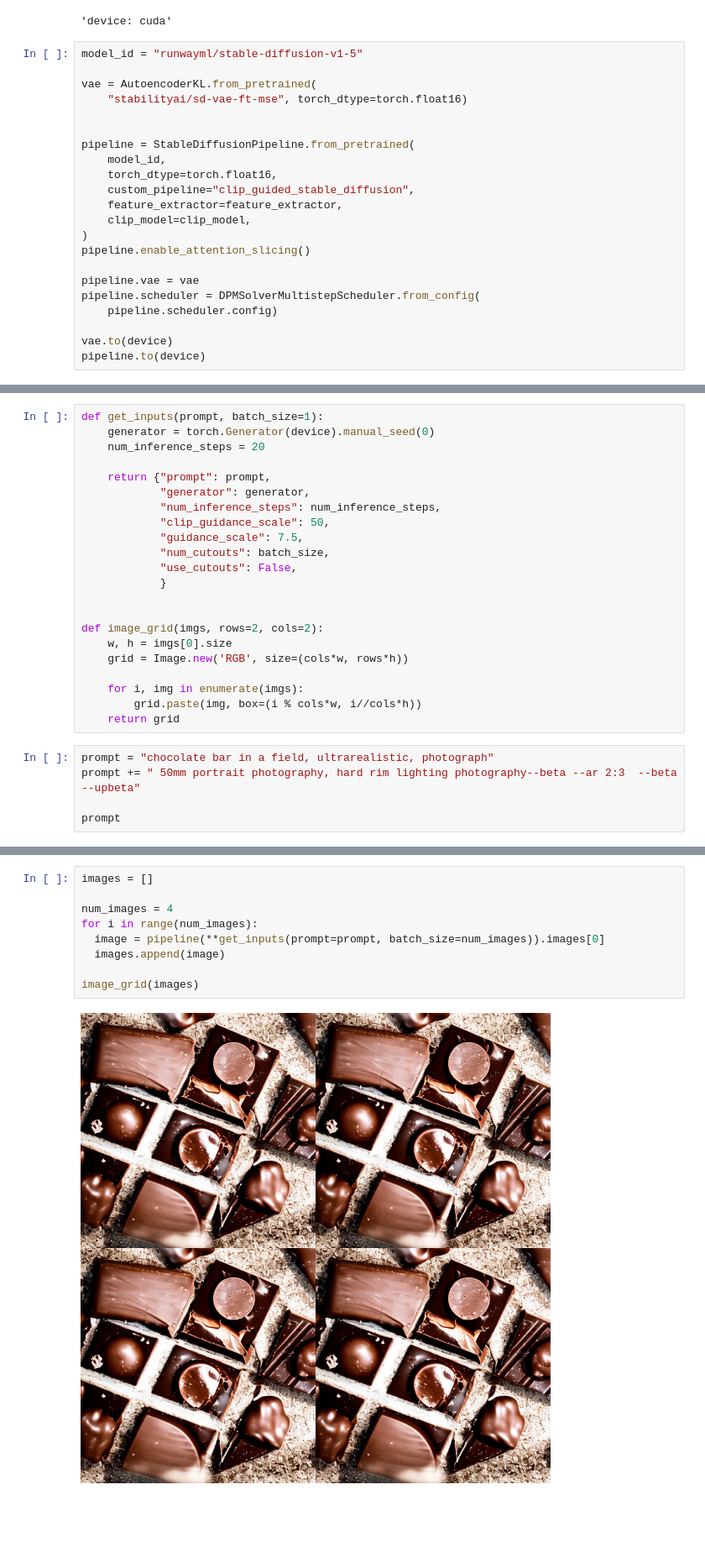
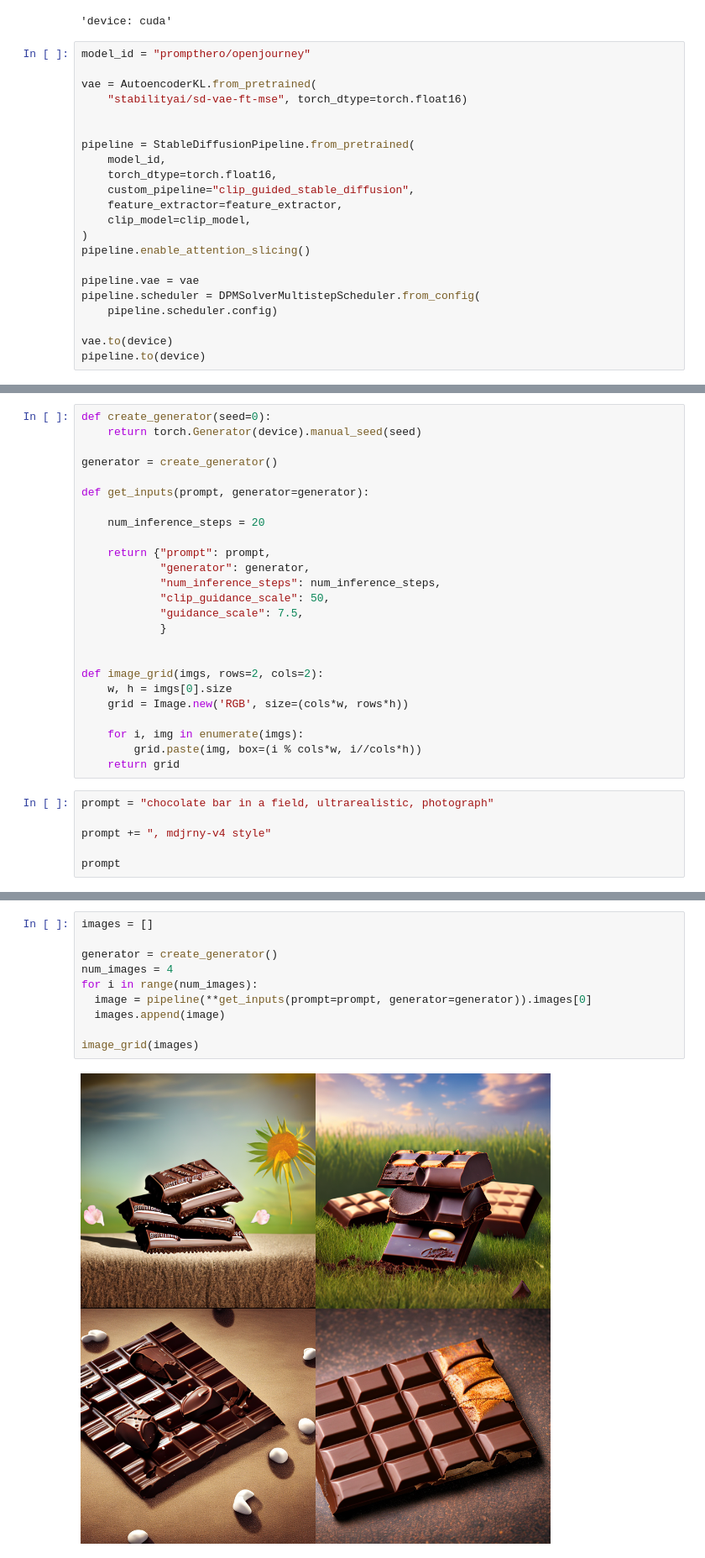
Before and after one commit to Meegan1/stable-diffusion-tests, a Jupyter notebook: CLIP.ipynb, the cells around one changed output, grey strips where cells are left out. Shown at 84% size. Cells and saved outputs as stored; diff of their text form; blank space fills up the shorter version.

Commit message:
fix: noise now different for each image generation in CLIP.ipynb fix: change model to openjourney for CLIP.ipynb

```diff
--- a/CLIP.ipynb
+++ b/CLIP.ipynb
@@ -17,7 +17,7 @@ device = "cuda" if torch.cuda.is_available() else "mps" if torch.backends.mps.is
 # %% [output]
 'device: cuda'
 # %%
-model_id = "runwayml/stable-diffusion-v1-5"
+model_id = "prompthero/openjourney"
 
 vae = AutoencoderKL.from_pretrained(
     "stabilityai/sd-vae-ft-mse", torch_dtype=torch.float16)
@@ -57,8 +57,13 @@ CLIPGuidedStableDiffusion {
   ]
 }
 # %%
-def get_inputs(prompt, batch_size=1):
-    generator = torch.Generator(device).manual_seed(0)
+def create_generator(seed=0):
+    return torch.Generator(device).manual_seed(seed)
+
+generator = create_generator()
+
+def get_inputs(prompt, generator=generator):
+
     num_inference_steps = 20
 
     return {"prompt": prompt,
@@ -66,8 +71,6 @@ def get_inputs(prompt, batch_size=1):
             "num_inference_steps": num_inference_steps,
             "clip_guidance_scale": 50,
             "guidance_scale": 7.5,
-            "num_cutouts": batch_size,
-            "use_cutouts": False,
             }
 
 
@@ -80,7 +83,8 @@ def image_grid(imgs, rows=2, cols=2):
     return grid
 # %%
 prompt = "chocolate bar in a field, ultrarealistic, photograph"
-prompt += " 50mm portrait photography, hard rim lighting photography--beta --ar 2:3  --beta --upbeta"
+
+prompt += ", mdjrny-v4 style"
 
 prompt
 # %% [output]
@@ -88,11 +92,12 @@ prompt
 # %%
 images = []
 
+generator = create_generator()
 num_images = 4
 for i in range(num_images):
-  image = pipeline(**get_inputs(prompt=prompt, batch_size=num_images)).images[0]
+  image = pipeline(**get_inputs(prompt=prompt, generator=generator)).images[0]
   images.append(image)
 
 image_grid(images)
 # %% [output]
-[figure, old version]
+[figure, new version]
```
Also changed, not shown: parts of 1 cell of this notebook.
